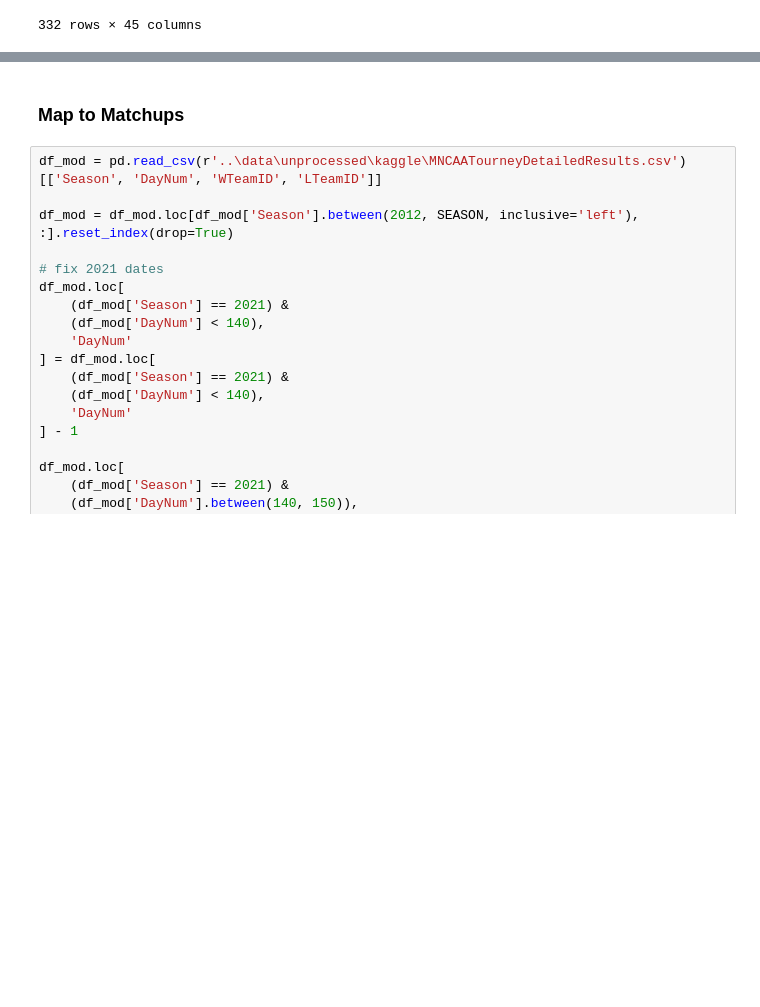
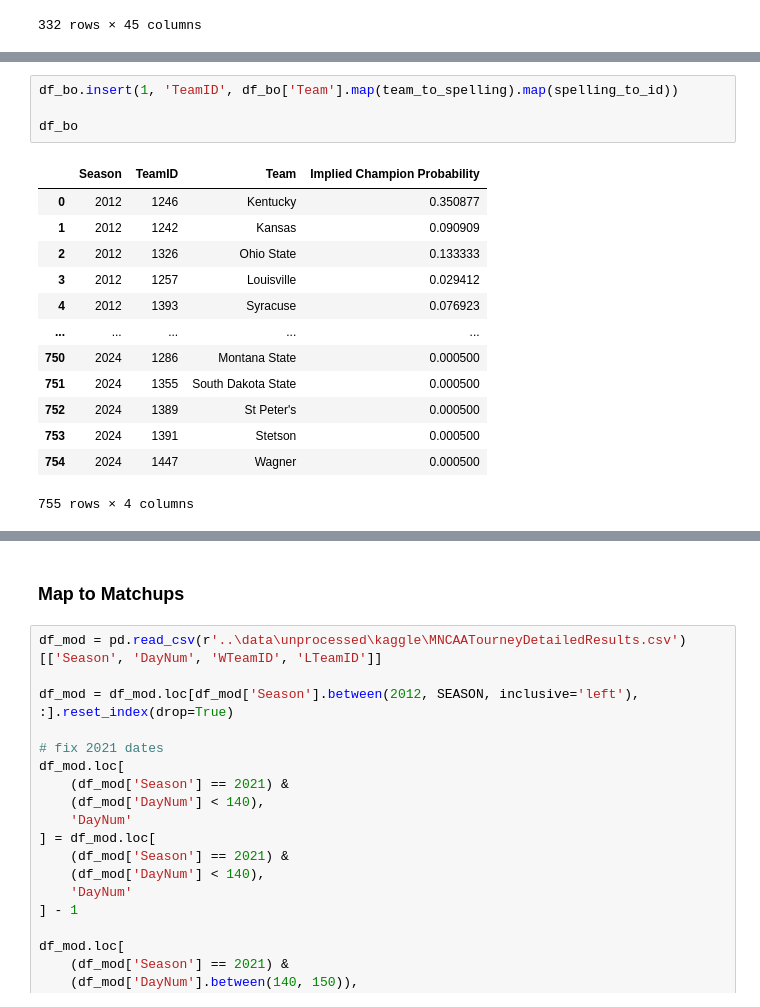
Before and after one commit to shughes1000/march-madness-2025, a Jupyter notebook: model_building/mens_compile_features.ipynb, the cells around one changed output, grey strips where cells are left out. Cells and saved outputs as stored; diff of their text form; blank space fills up the shorter version.

```diff
--- a/model_building/mens_compile_features.ipynb
+++ b/model_building/mens_compile_features.ipynb
@@ -647,0 +690,18 @@ df.loc[df['OS Rating'].isna(), :]
+# %%
+df_bo.insert(1, 'TeamID', df_bo['Team'].map(team_to_spelling).map(spelling_to_id))
+
+df_bo
+# %% [output]
+|  | Season | TeamID | Team | Implied Champion Probability |
+| 0 | 2012 | 1246 | Kentucky | 0.350877 |
+| 1 | 2012 | 1242 | Kansas | 0.090909 |
+| 2 | 2012 | 1326 | Ohio State | 0.133333 |
+| 3 | 2012 | 1257 | Louisville | 0.029412 |
+| 4 | 2012 | 1393 | Syracuse | 0.076923 |
+| ... | ... | ... | ... | ... |
+| 750 | 2024 | 1286 | Montana State | 0.000500 |
+| 751 | 2024 | 1355 | South Dakota State | 0.000500 |
+| 752 | 2024 | 1389 | St Peter's | 0.000500 |
+| 753 | 2024 | 1391 | Stetson | 0.000500 |
+| 754 | 2024 | 1447 | Wagner | 0.000500 |
+755 rows × 4 columns
```
Also changed, not shown: parts of 7 cells of this notebook, 2 other files.
